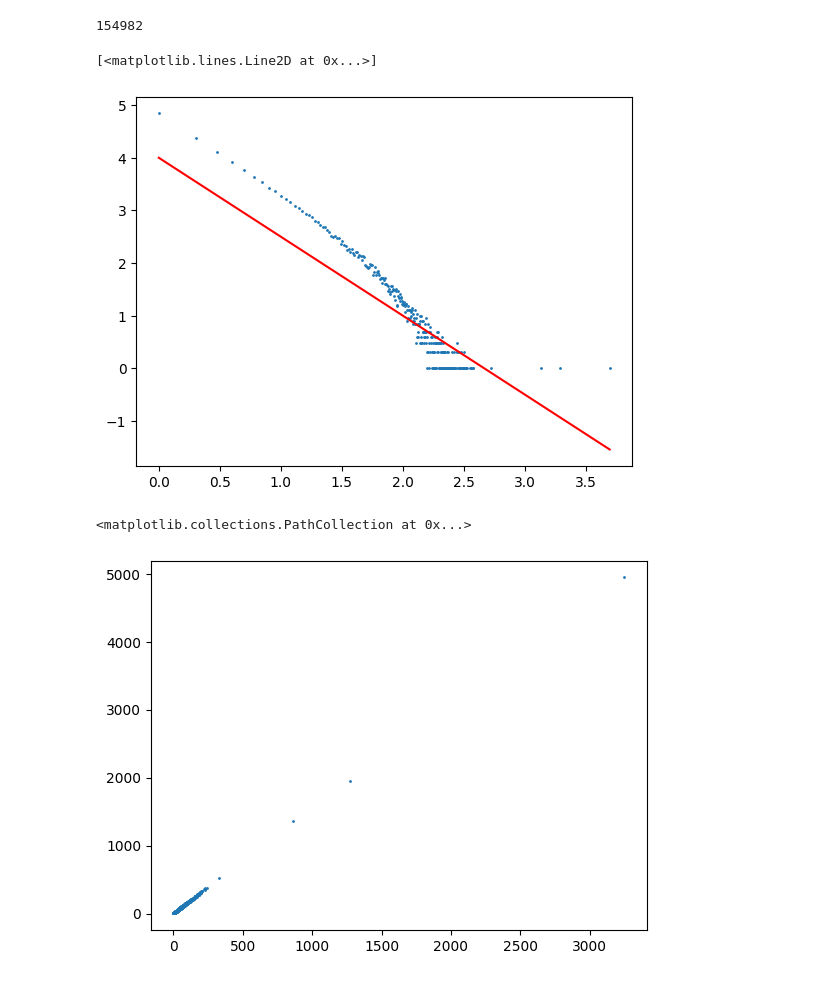
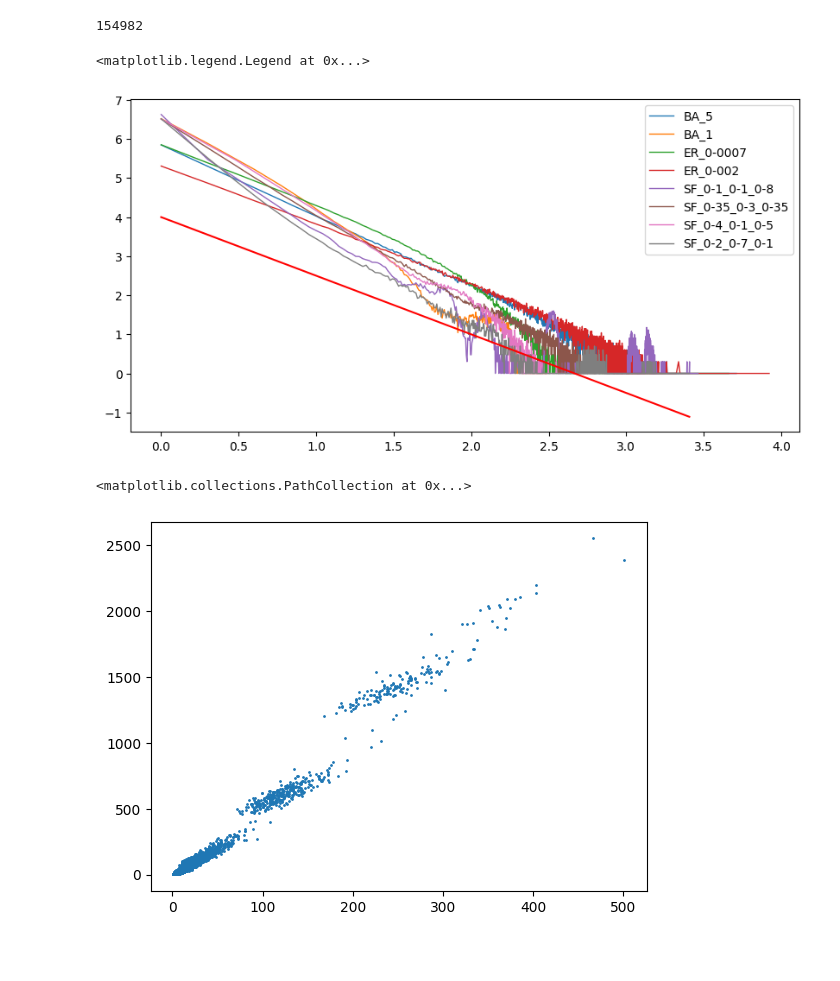
Before and after one commit to paololapo/ComplexNetworks_projects, a Jupyter notebook: code/task_15/py_sandipile.ipynb, the cells around one changed output. Saved outputs shown, nothing was run; the diff lists cells and outputs as text; code cells hidden in the pictures; blank space fills up the shorter version.

```diff
--- a/code/task_15/py_sandipile.ipynb
+++ b/code/task_15/py_sandipile.ipynb
@@ -162,18 +75,25 @@ print(len(res))
 # %% [output]
 154982
 # %%
-area = res.groupby("A", as_index=False).count()
+plt.figure(figsize=(10, 5))
+for i in range(len(labels)):
+    with open(f"temp_data/{labels[i]}.csv", "rb") as f:
+        res = pd.read_csv(f)
+    area = res.groupby("A", as_index=False).count()
 
-x, y = np.log10(area["A"]), np.log10(area["iteration"])
-plt.scatter(x, y, s=1)
+    x, y = np.log10(area["A"]), np.log10(area["iteration"])
+    plt.plot(x, y, label=labels[i], lw=1)
+
+
 plt.plot(x, -1.5*x+4, c='r')
+plt.legend()
 # %% [output]
-[<matplotlib.lines.Line2D at 0x...>]
+<matplotlib.legend.Legend at 0x...>
-[figure, old version]
+[figure, new version]
 # %%
 x, y = res["T"], res["A"]
 plt.scatter(x, y, s=1)
 #plt.plot(np.sort(x), np.sort(x)**1.5, c='r')
 # %% [output]
 <matplotlib.collections.PathCollection at 0x...>
-[figure, old version]
+[figure, new version]
```
Also changed, not shown: parts of 1 cell of this notebook, 1 other file.
